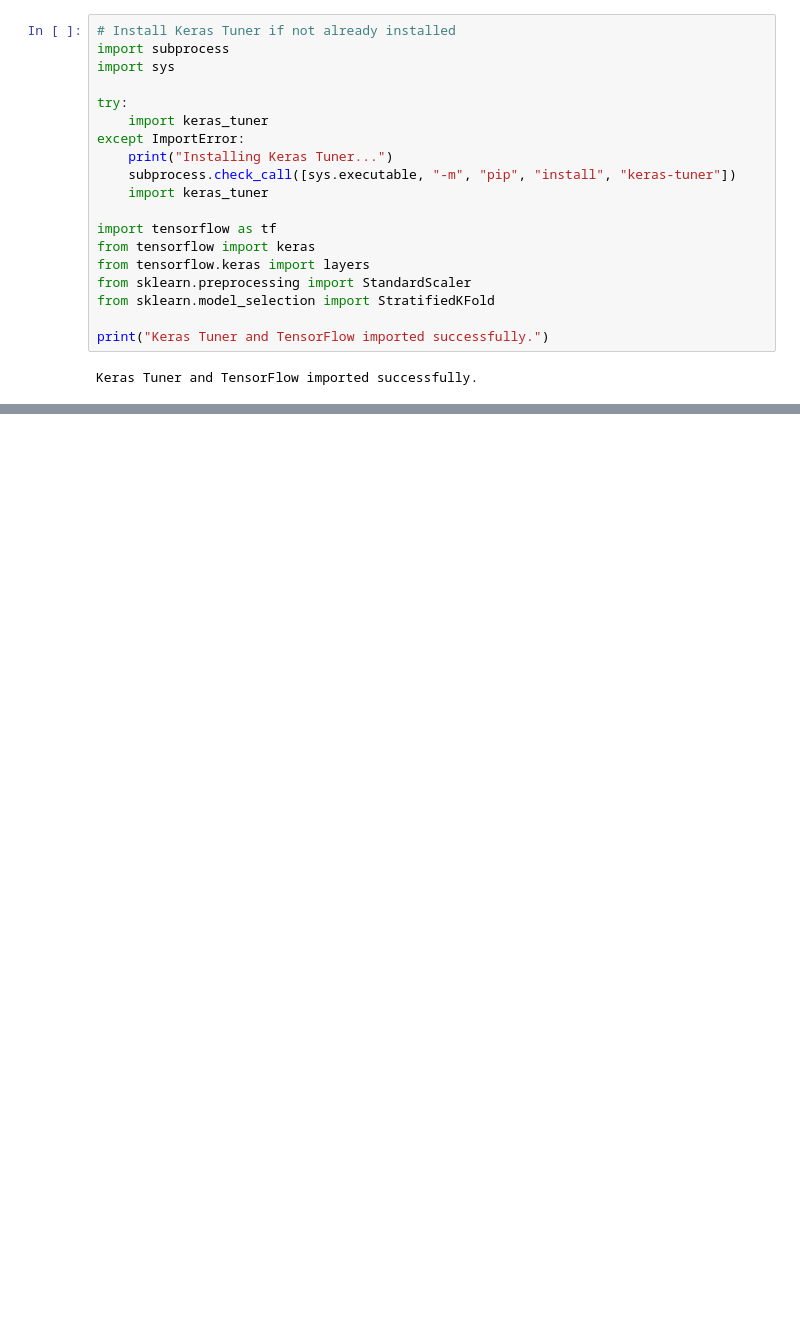
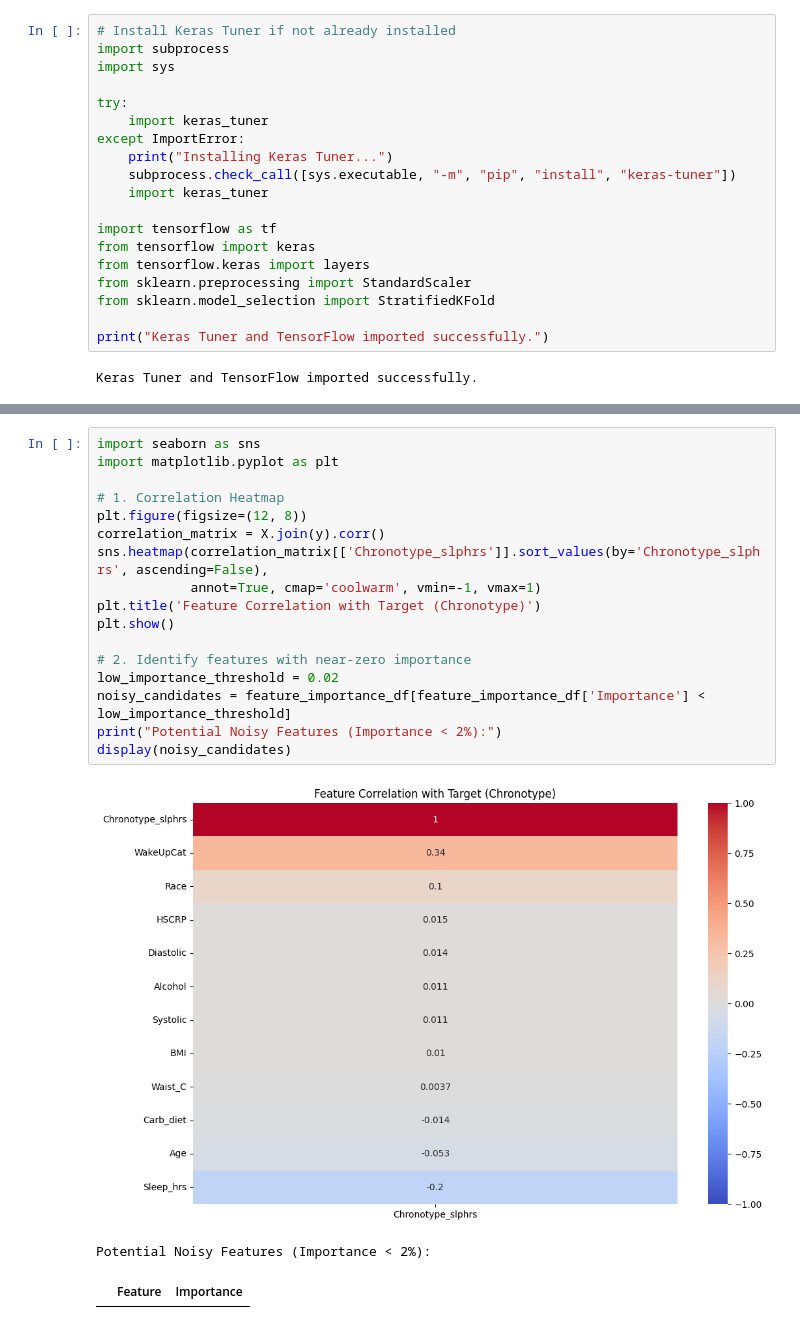
Before and after one commit to Bebarzzz/machine-, a Jupyter notebook: project.ipynb, the cells around one changed output, grey strips where cells are left out. Saved outputs shown, nothing was run; the diff lists cells and outputs as text; blank space fills up the shorter version.

```diff
--- a/project.ipynb
+++ b/project.ipynb
@@ -308,0 +275,21 @@ weighted avg       0.75      0.76      0.75      1118
+# %%
+import seaborn as sns
+import matplotlib.pyplot as plt
+
+# 1. Correlation Heatmap
+plt.figure(figsize=(12, 8))
+correlation_matrix = X.join(y).corr()
+sns.heatmap(correlation_matrix[['Chronotype_slphrs']].sort_values(by='Chronotype_slphrs', ascending=False),
+            annot=True, cmap='coolwarm', vmin=-1, vmax=1)
+plt.title('Feature Correlation with Target (Chronotype)')
+plt.show()
+
+# 2. Identify features with near-zero importance
+low_importance_threshold = 0.02
+noisy_candidates = feature_importance_df[feature_importance_df['Importance'] < low_importance_threshold]
+print("Potential Noisy Features (Importance < 2%):")
+display(noisy_candidates)
+# %% [output]
+[figure, added]
+Potential Noisy Features (Importance < 2%):
+|  | Feature | Importance |
```
Also changed, not shown: parts of 14 cells of this notebook.
